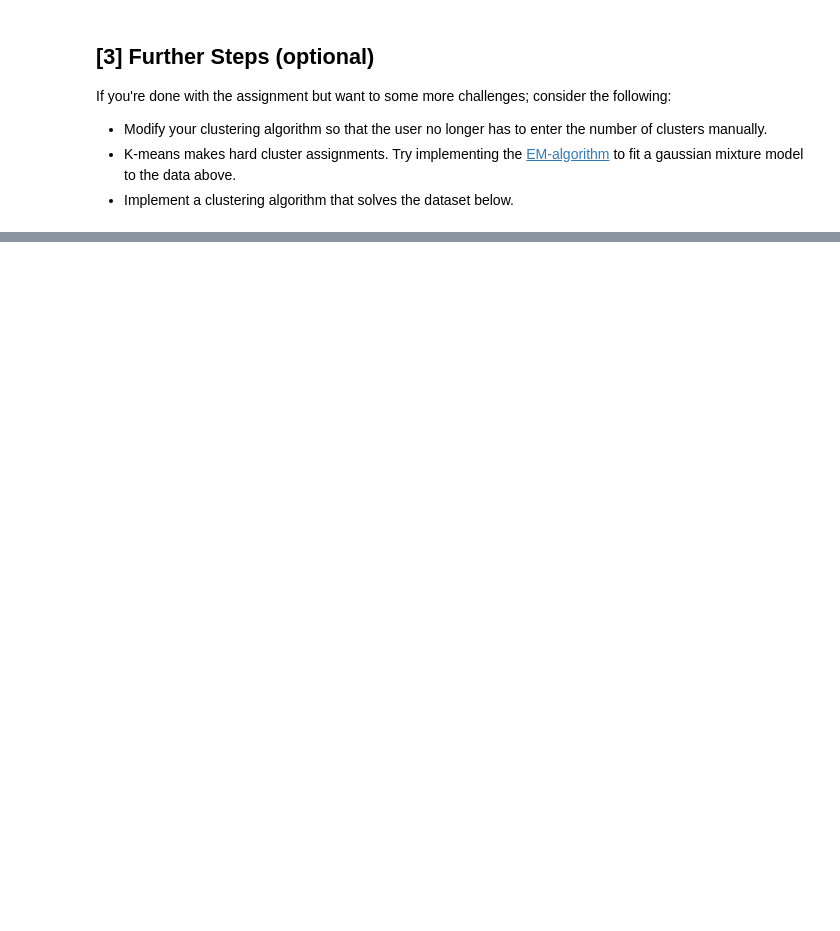
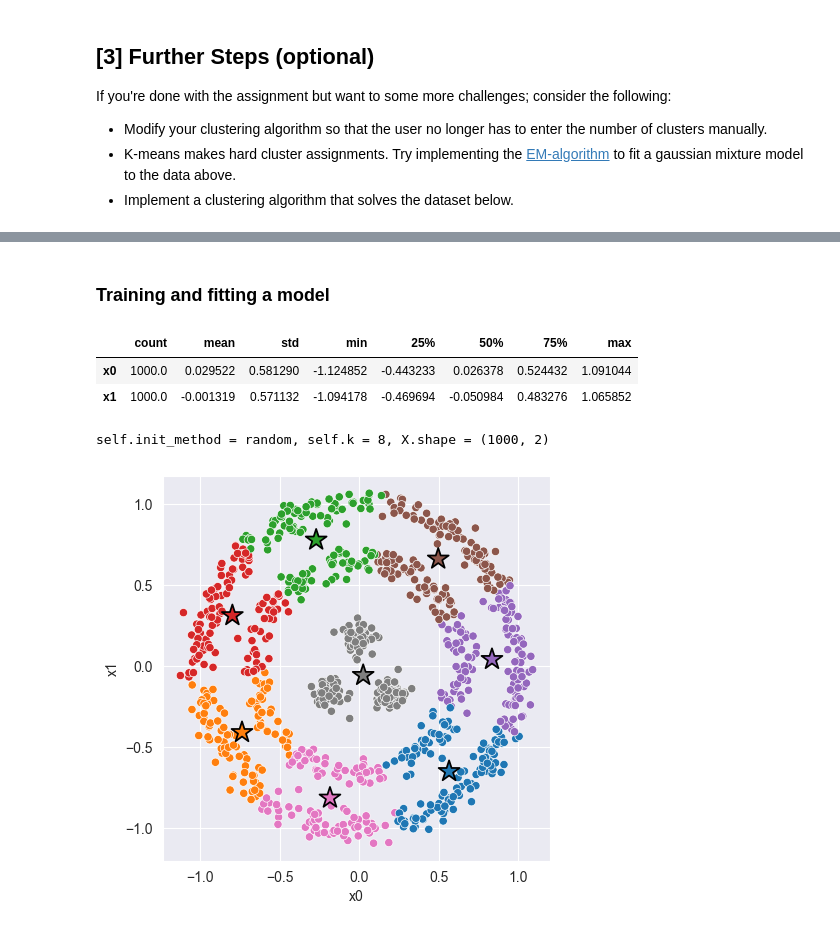
Before and after one commit to SverreNystad/TDT-4173-2023-task-1, a Jupyter notebook: k_means/experiment.ipynb, the cells around one changed output, grey strips where cells are left out. Cells and saved outputs as stored; diff of their text form; code cells hidden in the pictures; blank space fills up the shorter version.

Commit message:
Feat: add running of third dataset and correct amount of clusters for task 2

```diff
--- a/k_means/experiment.ipynb
+++ b/k_means/experiment.ipynb
@@ -168,0 +166,30 @@ sns.scatterplot(x='x0', y='x1', data=data_bonus);
+# %% [markdown]
+### Training and fitting a model
+# %%
+data_3 = pd.read_csv('data_bonus.csv')
+data_3.describe().T
+# %% [output]
+|  | count | mean | std | min | 25% | 50% | 75% | max |
+| x0 | 1000.0 | 0.029522 | 0.581290 | -1.124852 | -0.443233 | 0.026378 | 0.524432 | 1.091044 |
+| x1 | 1000.0 | -0.001319 | 0.571132 | -1.094178 | -0.469694 | -0.050984 | 0.483276 | 1.065852 |
+# %%
+# Fit Model
+X = data_3[['x0', 'x1']]
+model_3 = km.KMeans(k=8)  # <-- Feel free to add hyperparameters
+model_3.fit(X)
+
+# Compute Silhouette Score
+z = model_3.predict(X)
+# print(f'Distortion: {km.euclidean_distortion(X, z) :.3f}')
+# print(f'Silhouette Score: {km.euclidean_silhouette(X, z) :.3f}')
+
+# Plot cluster assignments
+C = model_3.get_centroids()
+K = len(C)
+_, ax = plt.subplots(figsize=(5, 5), dpi=100)
+sns.scatterplot(x='x0', y='x1', hue=z, hue_order=range(K), palette='tab10', data=X, ax=ax)
+sns.scatterplot(x=C[:,0], y=C[:,1], hue=range(K), palette='tab10', marker='*', s=250, edgecolor='black', ax=ax)
+ax.legend().remove()
+# %% [output]
+self.init_method = random, self.k = 8, X.shape = (1000, 2)
+[figure, added]
```
Also changed, not shown: parts of 4 cells of this notebook.
